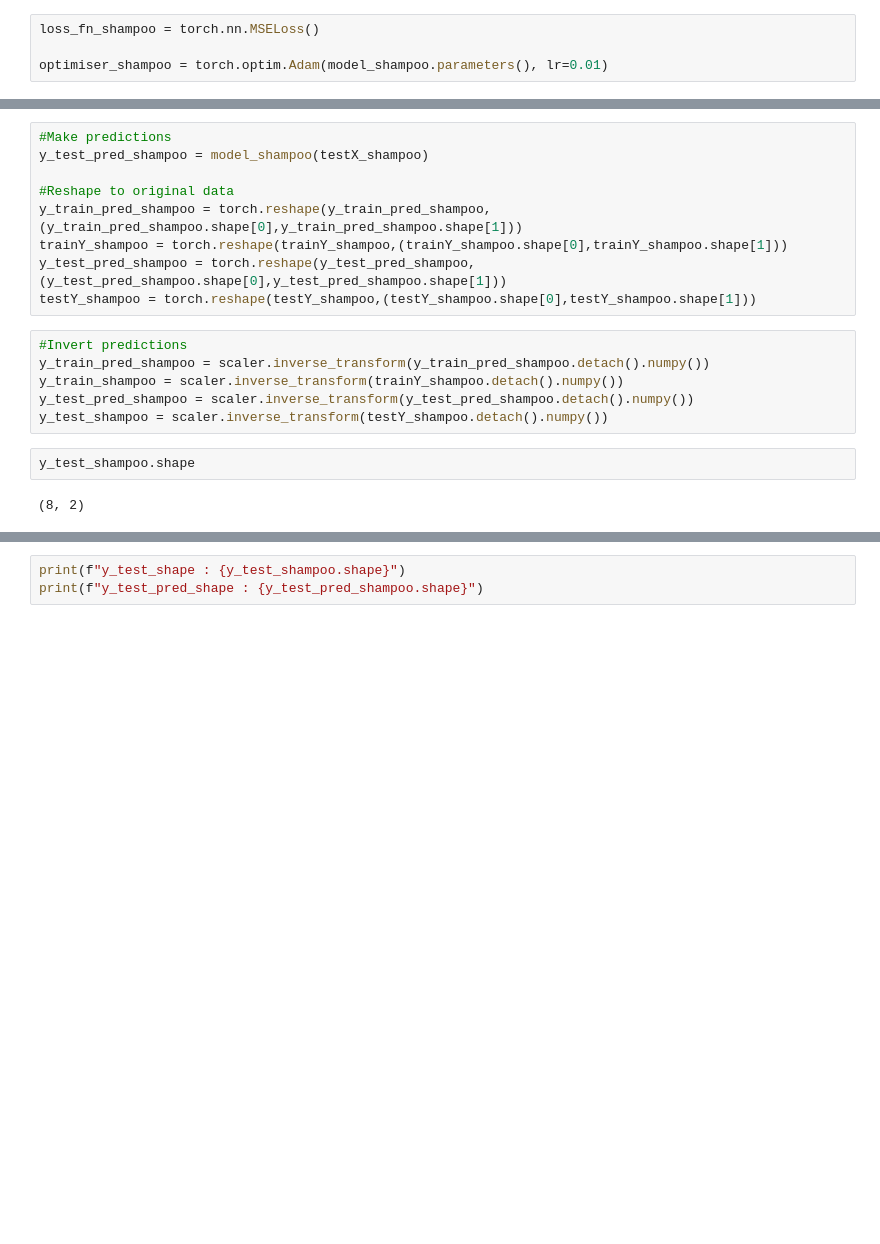
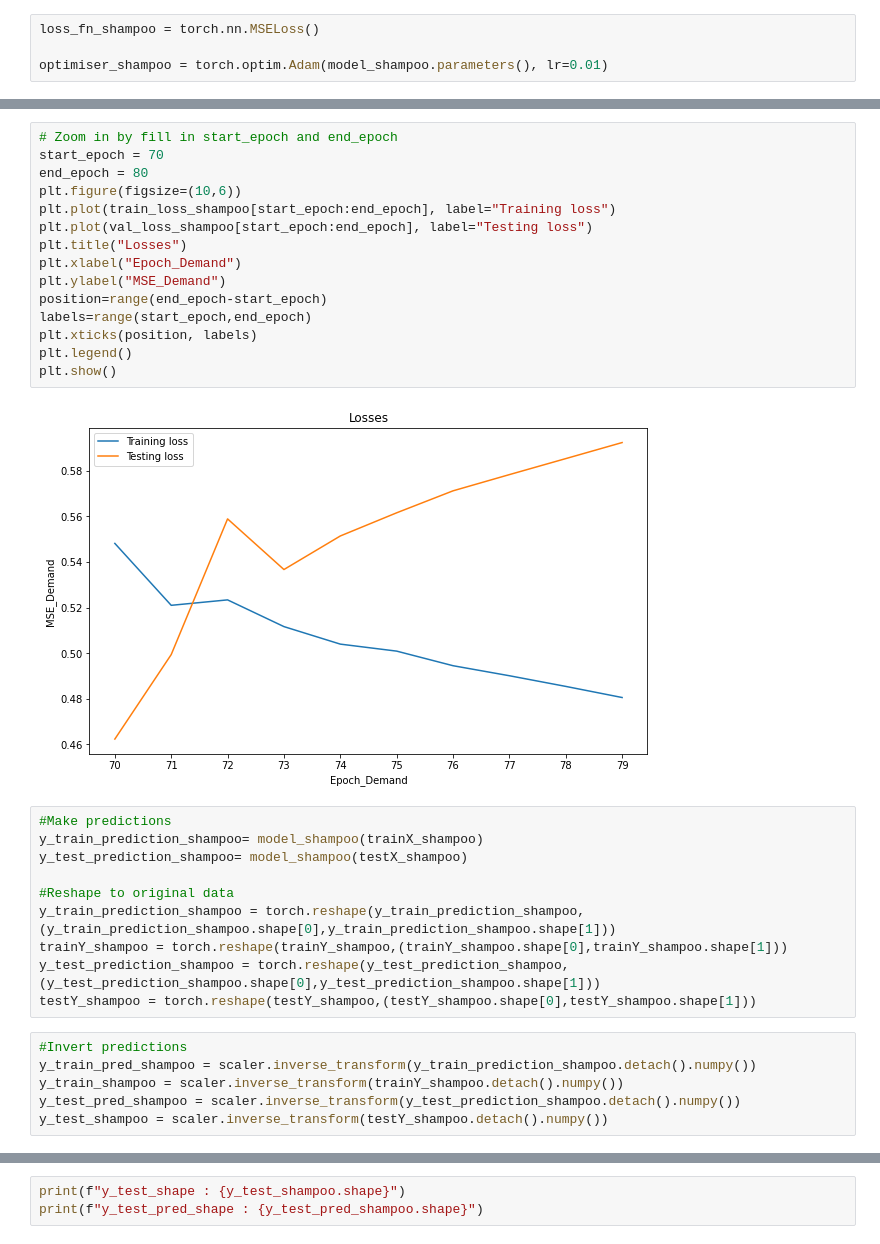
Before and after one commit to CertifaiAI/time-series-labs, a Jupyter notebook: notebook/Univariate Multi-Step LSTM.ipynb, the cells around one changed output, grey strips where cells are left out. Cells and saved outputs as stored; diff of their text form; blank space fills up the shorter version.

```diff
--- a/notebook/Univariate Multi-Step LSTM.ipynb
+++ b/notebook/Univariate Multi-Step LSTM.ipynb
@@ -492,20 +473,34 @@ Epoch  99 MSE:  0.13750027120113373
+# %%
+# Zoom in by fill in start_epoch and end_epoch
+start_epoch = 70
+end_epoch = 80
+plt.figure(figsize=(10,6))
+plt.plot(train_loss_shampoo[start_epoch:end_epoch], label="Training loss")
+plt.plot(val_loss_shampoo[start_epoch:end_epoch], label="Testing loss")
+plt.title("Losses")
+plt.xlabel("Epoch_Demand")
+plt.ylabel("MSE_Demand")
+position=range(end_epoch-start_epoch)
+labels=range(start_epoch,end_epoch)
+plt.xticks(position, labels)
+plt.legend()
+plt.show()
+# %% [output]
+[figure, added]
 # %%
 #Make predictions
-y_test_pred_shampoo = model_shampoo(testX_shampoo)
+y_train_prediction_shampoo= model_shampoo(trainX_shampoo)
+y_test_prediction_shampoo= model_shampoo(testX_shampoo)
 
 #Reshape to original data
-y_train_pred_shampoo = torch.reshape(y_train_pred_shampoo,(y_train_pred_shampoo.shape[0],y_train_pred_shampoo.shape[1]))
+y_train_prediction_shampoo = torch.reshape(y_train_prediction_shampoo,(y_train_prediction_shampoo.shape[0],y_train_prediction_shampoo.shape[1]))
 trainY_shampoo = torch.reshape(trainY_shampoo,(trainY_shampoo.shape[0],trainY_shampoo.shape[1]))
-y_test_pred_shampoo = torch.reshape(y_test_pred_shampoo,(y_test_pred_shampoo.shape[0],y_test_pred_shampoo.shape[1]))
+y_test_prediction_shampoo = torch.reshape(y_test_prediction_shampoo,(y_test_prediction_shampoo.shape[0],y_test_prediction_shampoo.shape[1]))
 testY_shampoo = torch.reshape(testY_shampoo,(testY_shampoo.shape[0],testY_shampoo.shape[1]))
 # %%
 #Invert predictions
-y_train_pred_shampoo = scaler.inverse_transform(y_train_pred_shampoo.detach().numpy())
+y_train_pred_shampoo = scaler.inverse_transform(y_train_prediction_shampoo.detach().numpy())
 y_train_shampoo = scaler.inverse_transform(trainY_shampoo.detach().numpy())
-y_test_pred_shampoo = scaler.inverse_transform(y_test_pred_shampoo.detach().numpy())
+y_test_pred_shampoo = scaler.inverse_transform(y_test_prediction_shampoo.detach().numpy())
 y_test_shampoo = scaler.inverse_transform(testY_shampoo.detach().numpy())
-# %%
-y_test_shampoo.shape
-# %% [output]
-(8, 2)
 # %%
```
Also changed, not shown: parts of 21 cells of this notebook.
